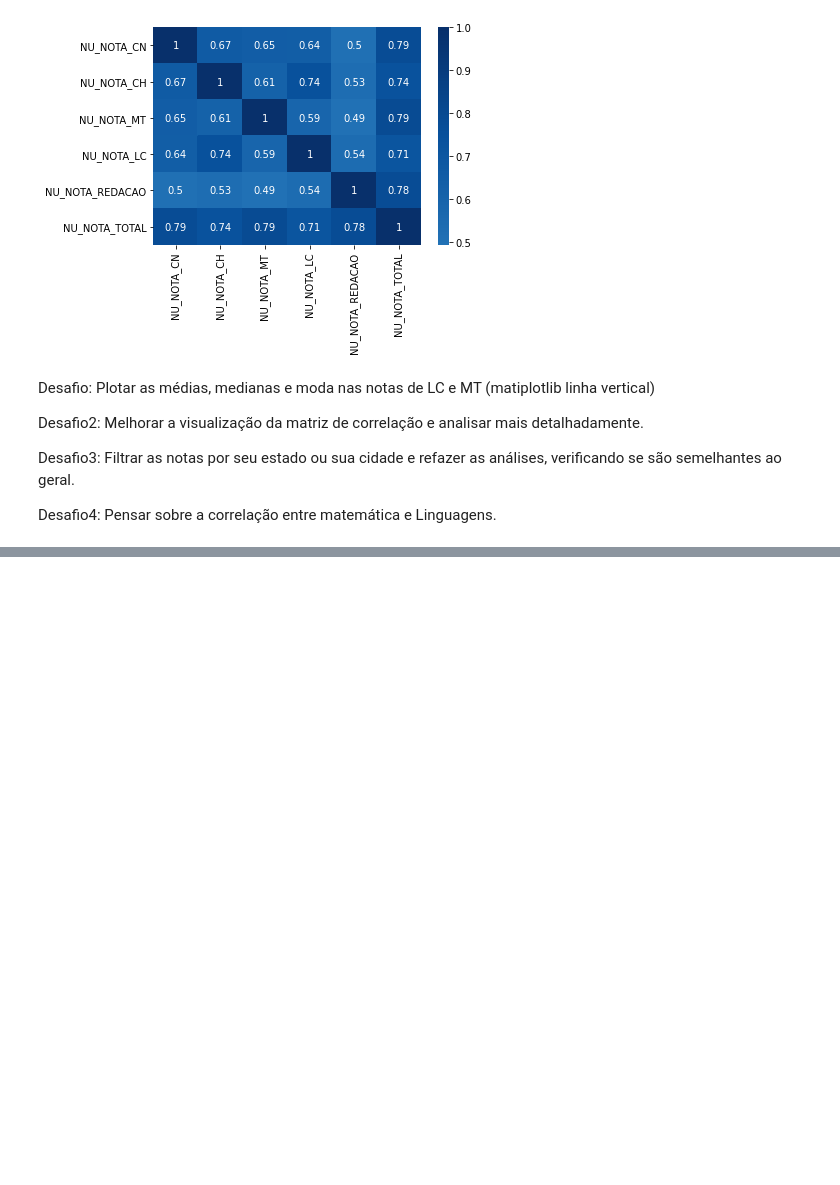
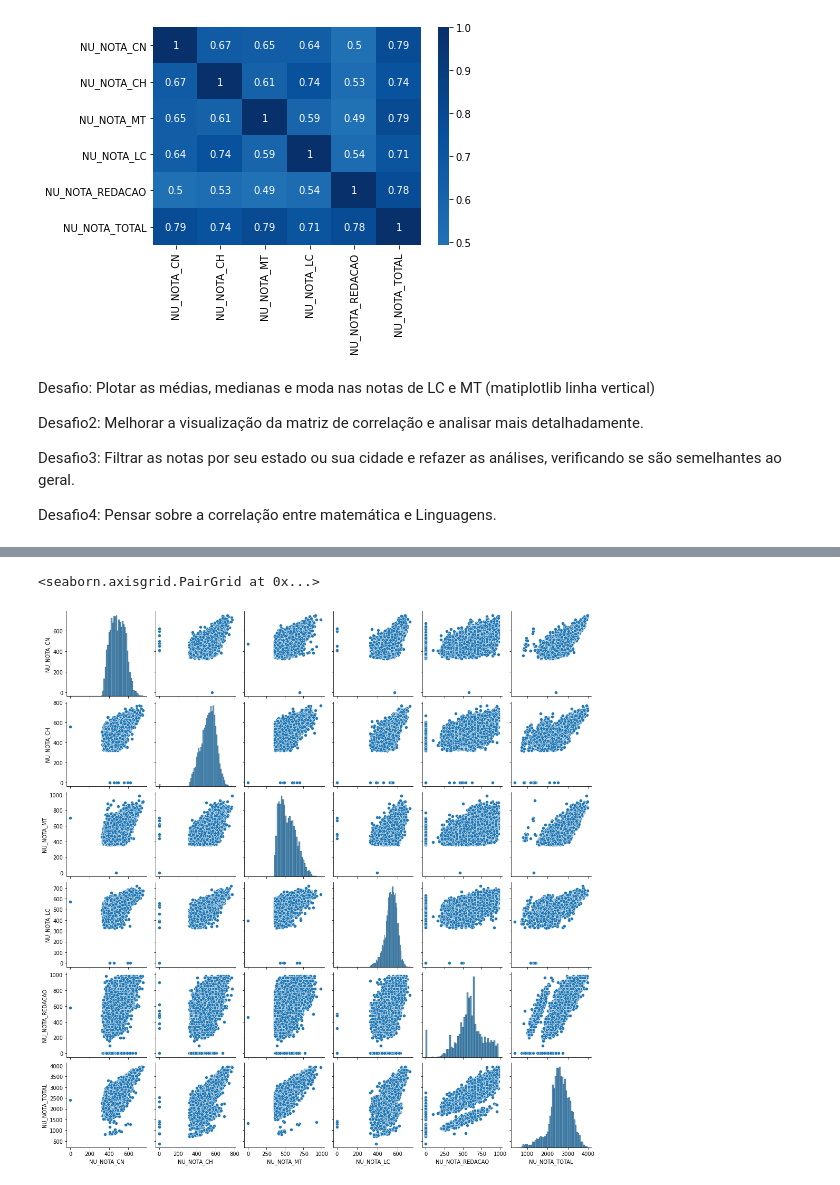
Before and after one commit to VictoralcNunes/AluraImers-oDados, a Jupyter notebook: Aula03.ipynb, the cells around one changed output, grey strips where cells are left out. Saved outputs shown, nothing was run; the diff lists cells and outputs as text; code cells hidden in the pictures; blank space fills up the shorter version.

```diff
--- a/Aula03.ipynb
+++ b/Aula03.ipynb
@@ -503,0 +559,5 @@ Desafio4: Pensar sobre a correlação entre matemática e Linguagens.
+# %%
+sns.pairplot(dados_sem_notas_zero_rj[provas])
+# %% [output]
+<seaborn.axisgrid.PairGrid at 0x...>
+[figure, added]
```
Also changed, not shown: parts of 15 cells of this notebook.
